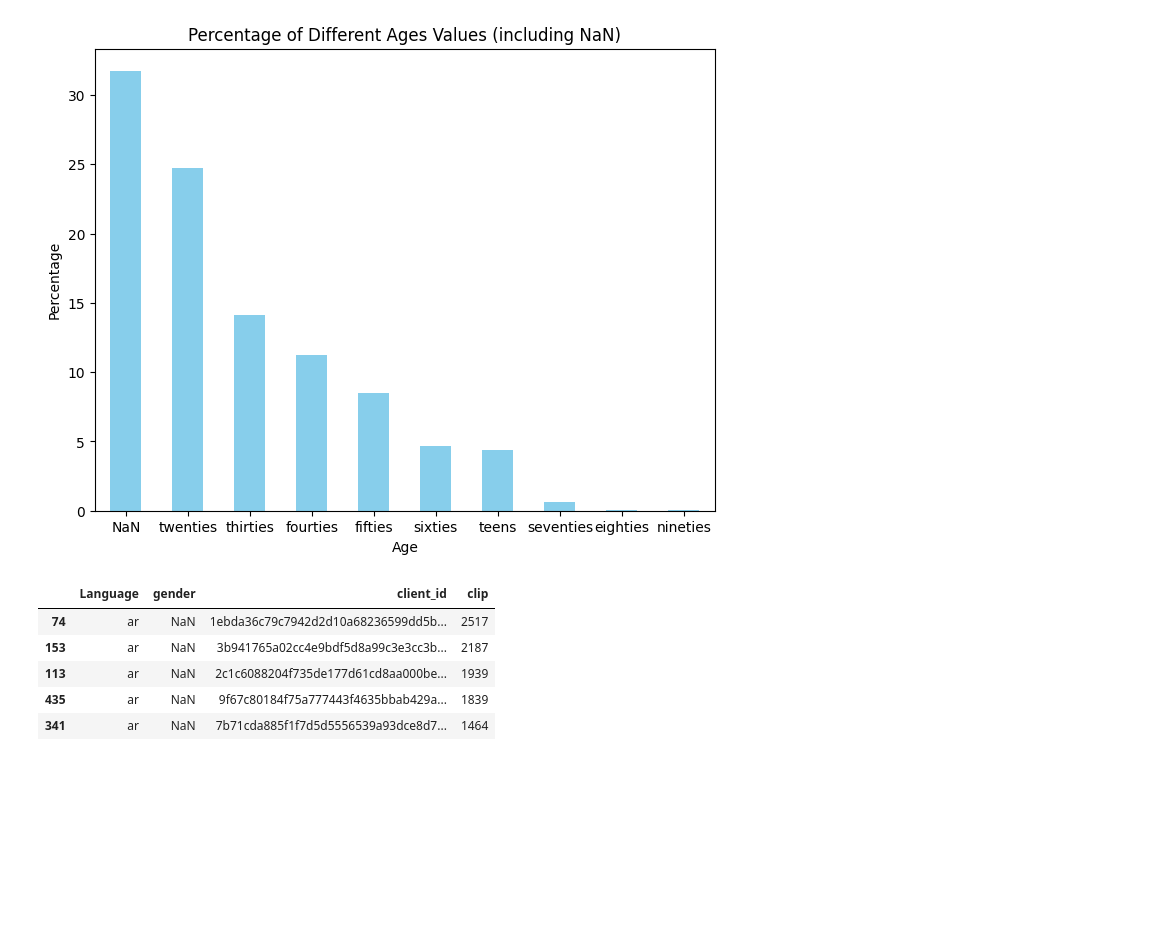
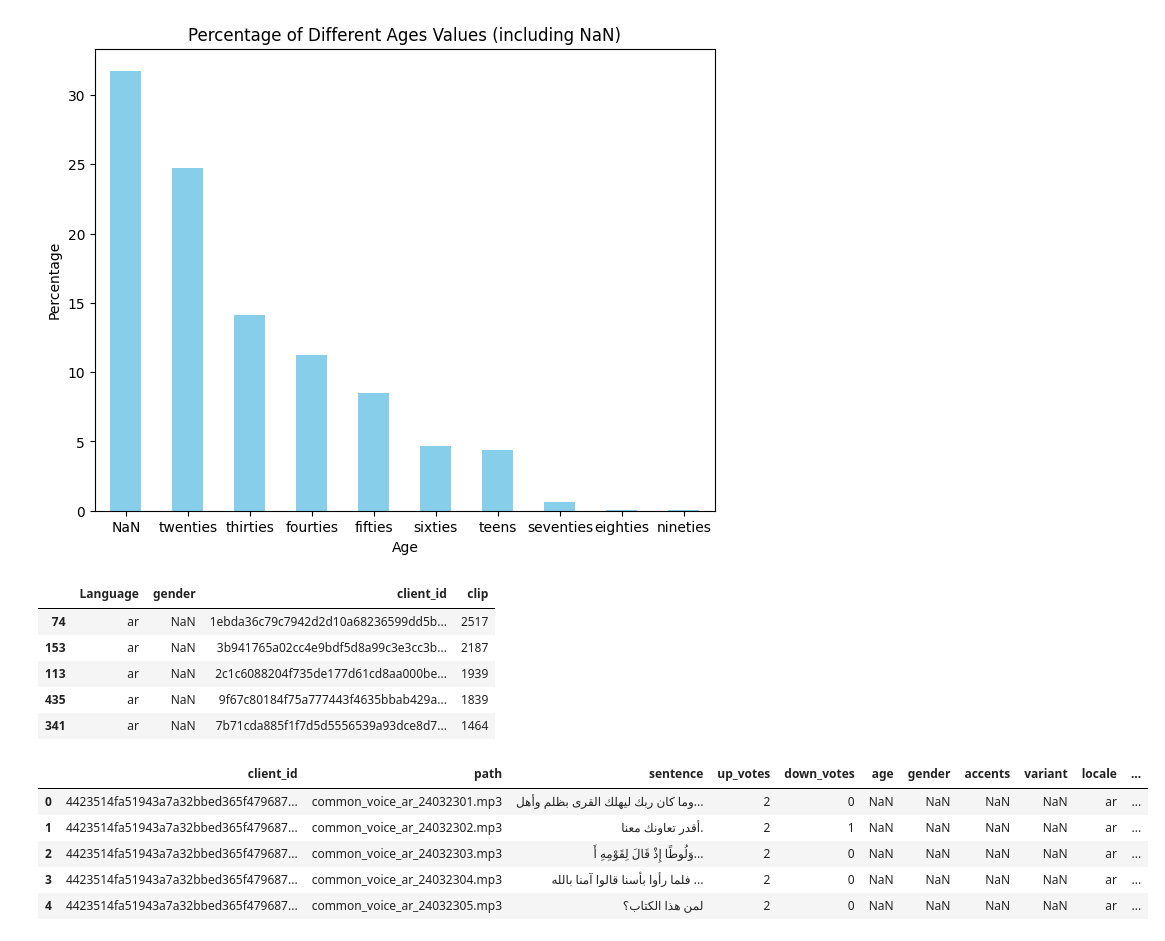
Before and after one commit to aannaaiiss/data_analysis_project, a Jupyter notebook: BEKOLO_data_analysis_final_project.ipynb, the cells around one changed output. Cells and saved outputs as stored; diff of their text form; code cells hidden in the pictures; blank space fills up the shorter version.

```diff
--- a/BEKOLO_data_analysis_final_project.ipynb
+++ b/BEKOLO_data_analysis_final_project.ipynb
@@ -217,3 +217,16 @@ top_speakers.head()
 | 113 | ar | NaN | 2c1c6088204f735de177d61cd8aa000be... | 1939 |
 | 435 | ar | NaN | 9f67c80184f75a777443f4635bbab429a... | 1839 |
 | 341 | ar | NaN | 7b71cda885f1f7d5d5556539a93dce8d7... | 1464 |
+# %%
+#Question 6
+train_data = pd.concat([pd.read_csv(f"{metadata_path}/{lang_dir}/cv-corpus-15.0-2023-09-08/{lang_dir}/train.tsv", delimiter="\t").assign(language=lang_dir)
+                        for lang_dir in os.listdir(metadata_path)],
+                       ignore_index=True)
+train_data.head()
+# %% [output]
+|  | client_id | path | sentence | up_votes | down_votes | age | gender | accents | variant | locale | ... |
+| 0 | 4423514fa51943a7a32bbed365f479687... | common_voice_ar_24032301.mp3 | وما كان ربك ليهلك القرى بظلم وأهل... | 2 | 0 | NaN | NaN | NaN | NaN | ar | ... |
+| 1 | 4423514fa51943a7a32bbed365f479687... | common_voice_ar_24032302.mp3 | أقدر تعاونك معنا. | 2 | 1 | NaN | NaN | NaN | NaN | ar | ... |
+| 2 | 4423514fa51943a7a32bbed365f479687... | common_voice_ar_24032303.mp3 | وَلُوطًا إِذْ قَالَ لِقَوْمِهِ أَ... | 2 | 0 | NaN | NaN | NaN | NaN | ar | ... |
+| 3 | 4423514fa51943a7a32bbed365f479687... | common_voice_ar_24032304.mp3 | فلما رأوا بأسنا قالوا آمنا بالله ... | 2 | 0 | NaN | NaN | NaN | NaN | ar | ... |
+| 4 | 4423514fa51943a7a32bbed365f479687... | common_voice_ar_24032305.mp3 | لمن هذا الكتاب؟ | 2 | 0 | NaN | NaN | NaN | NaN | ar | ... |
```
Also changed, not shown: parts of 7 cells of this notebook.
